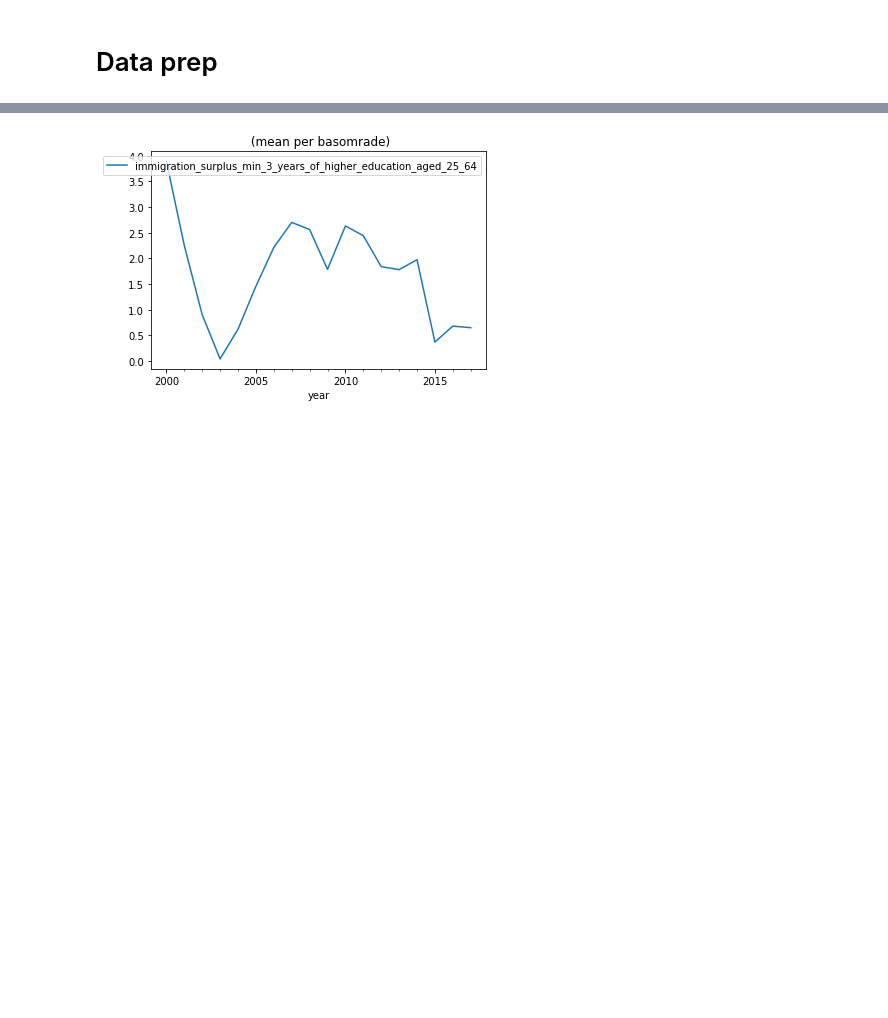
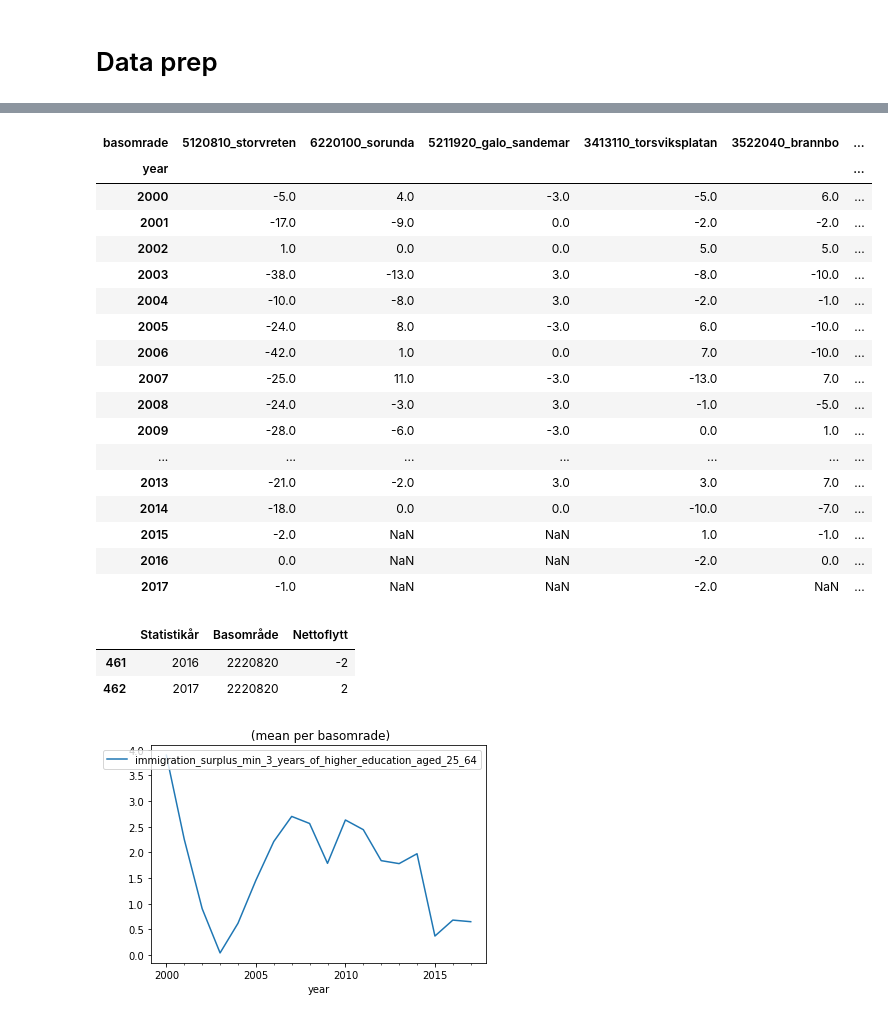
Before and after one commit to geoinfobyran/sodertornsmodellen-update, a Jupyter notebook: immigration_surplus_min_3_years_of_higher_education_aged_25_64.ipynb, the cells around one changed output, grey strips where cells are left out. Cells and saved outputs as stored; diff of their text form; code cells hidden in the pictures; blank space fills up the shorter version.

```diff
--- a/immigration_surplus_min_3_years_of_higher_education_aged_25_64.ipynb
+++ b/immigration_surplus_min_3_years_of_higher_education_aged_25_64.ipynb
@@ -16,0 +17,2 @@ df = pd.read_csv('../indata/supermappen/Tabell11B_Nettoflytt_L├еng_utbBas.csv
+# %%
+df = pd.read_excel('../indata/supermappen/Tabeller_S├╢dert├╢rnLev7.xlsx', 'NettoflyttUtb basomr 2015-2017', skiprows=[0,1,2,3,4,5,6], usecols=[0,1,2])
@@ -24,6 +35,43 @@ df = df.rename(columns={
 df = baskod2010tobasomrade(df).drop(columns=['BASKOD2010', 'BASKOD2000'])
 # %%
 combined = appendNewDatapoints(concept, df)
+# %%
+# combined.T
+missing = combined.pivot_table(values='value', index='year', columns='basomrade')
+
+missing.sample(10, axis=1)#.to_excel('experiment/Nettoflytt_missing-values.xlsx')
+# %% [output]
+| basomrade | 5120810_storvreten | 6220100_sorunda | 5211920_galo_sandemar | 3413110_torsviksplatan | 3522040_brannbo | ... |
+| year |  |  |  |  |  | ... |
+| 2000 | -5.0 | 4.0 | -3.0 | -5.0 | 6.0 | ... |
+| 2001 | -17.0 | -9.0 | 0.0 | -2.0 | -2.0 | ... |
+| 2002 | 1.0 | 0.0 | 0.0 | 5.0 | 5.0 | ... |
+| 2003 | -38.0 | -13.0 | 3.0 | -8.0 | -10.0 | ... |
+| 2004 | -10.0 | -8.0 | 3.0 | -2.0 | -1.0 | ... |
+| 2005 | -24.0 | 8.0 | -3.0 | 6.0 | -10.0 | ... |
+| 2006 | -42.0 | 1.0 | 0.0 | 7.0 | -10.0 | ... |
+| 2007 | -25.0 | 11.0 | -3.0 | -13.0 | 7.0 | ... |
+| 2008 | -24.0 | -3.0 | 3.0 | -1.0 | -5.0 | ... |
+| 2009 | -28.0 | -6.0 | -3.0 | 0.0 | 1.0 | ... |
+| ... | ... | ... | ... | ... | ... | ... |
+| 2013 | -21.0 | -2.0 | 3.0 | 3.0 | 7.0 | ... |
+| 2014 | -18.0 | 0.0 | 0.0 | -10.0 | -7.0 | ... |
+| 2015 | -2.0 | NaN | NaN | 1.0 | -1.0 | ... |
+| 2016 | 0.0 | NaN | NaN | -2.0 | 0.0 | ... |
+| 2017 | -1.0 | NaN | NaN | -2.0 | NaN | ... |
+# %%
+df = pd.read_excel(
+    '../indata/supermappen/Tabeller_S├╢dert├╢rnLev7.xlsx',
+    'NettoflyttUtb basomr 2015-2017',
+    skiprows=[0,1,2,3,4,5,6],
+    usecols=[0,1,2]
+)
+
+df[df['Basområde'] == 2220820]
+# %% [output]
+|  | Statistikår | Basområde | Nettoflytt |
+| 461 | 2016 | 2220820 | -2 |
+| 462 | 2017 | 2220820 | 2 |
 # %%
 plotcombined(combined, 'immigration_surplus_min_3_years_of_higher_education_aged_25_64')
 # %% [output]
```
Also changed, not shown: parts of 3 cells of this notebook, 3 other files.
